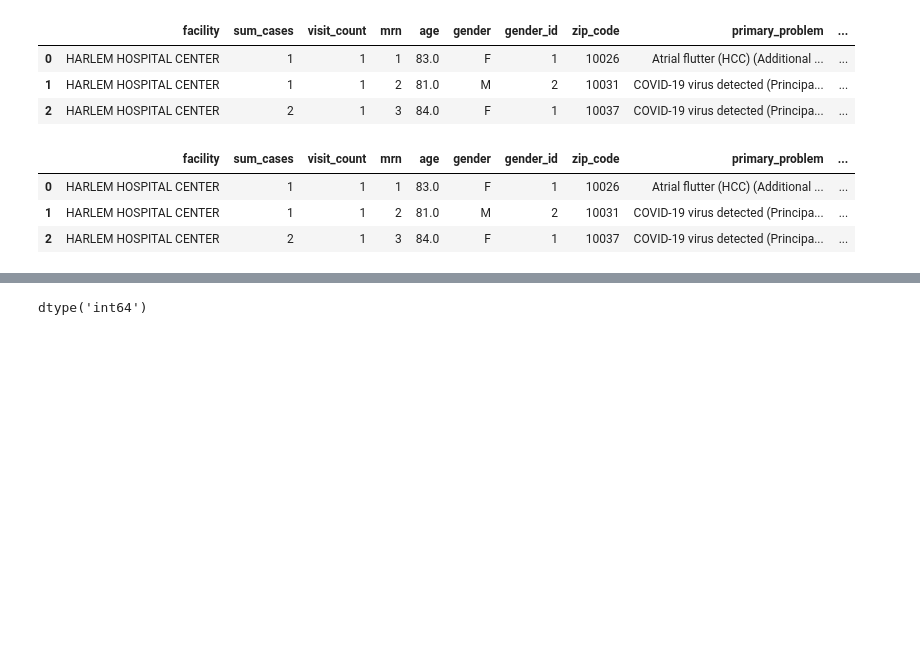
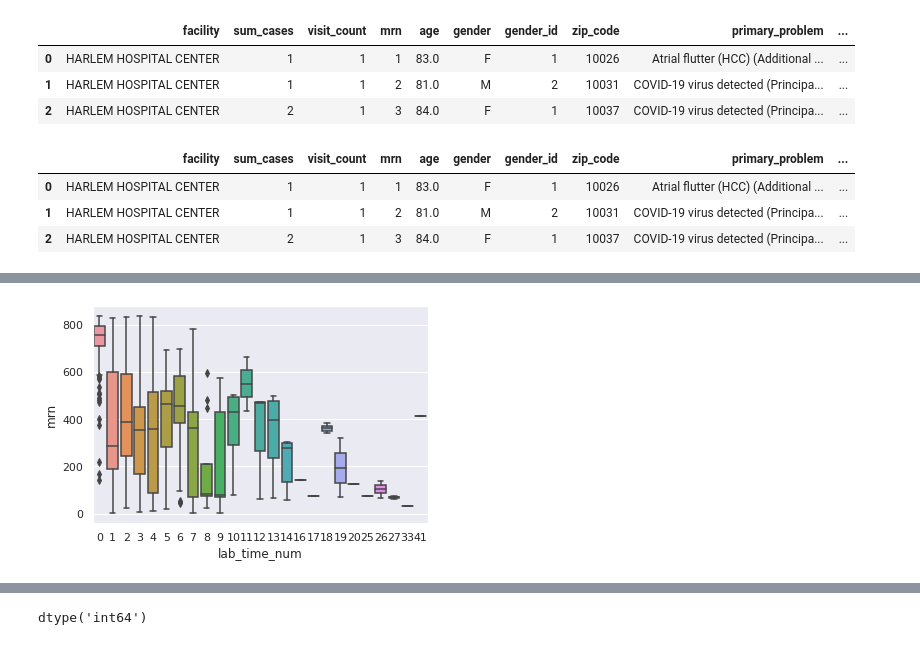
Before and after one commit to mgmboyd/DataAnalytics-Project3, a Jupyter notebook: 2018_2020_Project_3_Team_7.ipynb, the cells around one changed output, grey strips where cells are left out. Drawn from its saved outputs; the diff is of its cells as text; code cells hidden in the pictures; blank space fills up the shorter version.

```diff
--- a/2018_2020_Project_3_Team_7.ipynb
+++ b/2018_2020_Project_3_Team_7.ipynb
@@ -302,0 +329,4 @@ ha_df_lab_df.head(3)
+# %%
+ax = sns.boxplot(x="lab_time_num", y="mrn", data=ha_df_lab_df)
+# %% [output]
+[figure, added]
```
Also changed, not shown: parts of 24 cells of this notebook.
